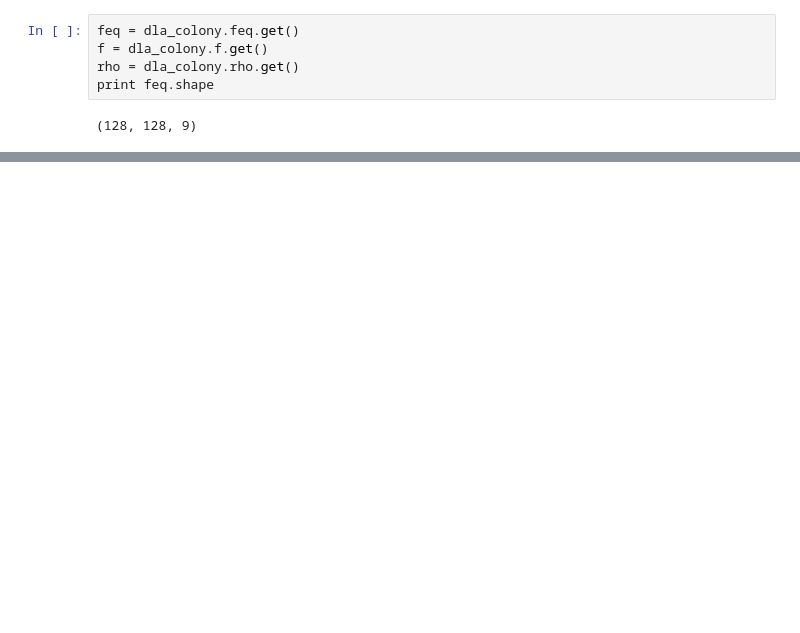
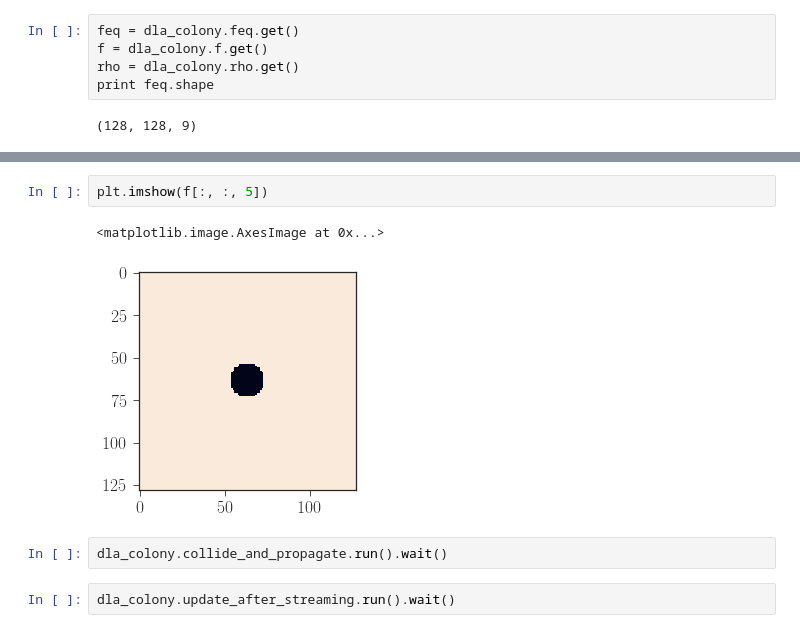
Before and after one commit to btweinstein/LB_colony_growth, a Jupyter notebook: 2018_04_23_mako_opencl_2d.ipynb, the cells around one changed output, grey strips where cells are left out. Saved outputs shown, nothing was run; the diff lists cells and outputs as text; blank space fills up the shorter version.

```diff
--- a/2018_04_23_mako_opencl_2d.ipynb
+++ b/2018_04_23_mako_opencl_2d.ipynb
@@ -163,0 +143,9 @@ plt.imshow(rho)
+# %%
+plt.imshow(f[:, :, 5])
+# %% [output]
+<matplotlib.image.AxesImage at 0x...>
+[figure, added]
+# %%
+dla_colony.collide_and_propagate.run().wait()
+# %%
+dla_colony.update_after_streaming.run().wait()
```
Also changed, not shown: parts of 6 cells of this notebook.
